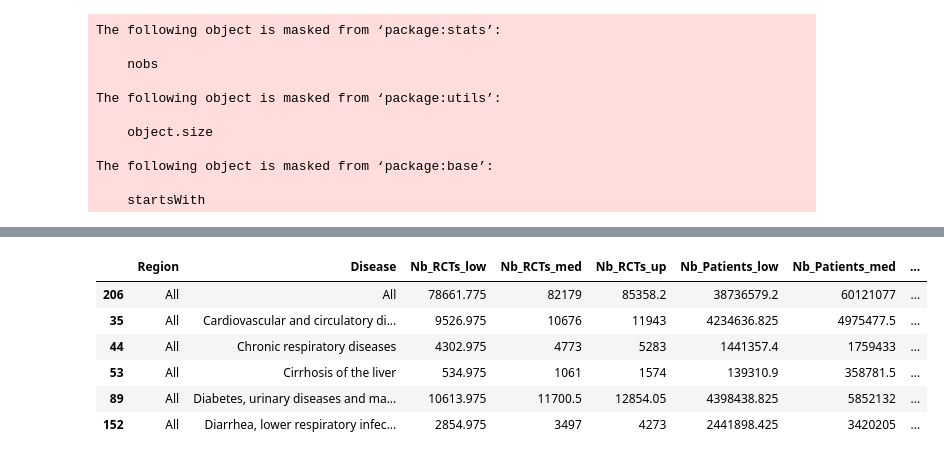
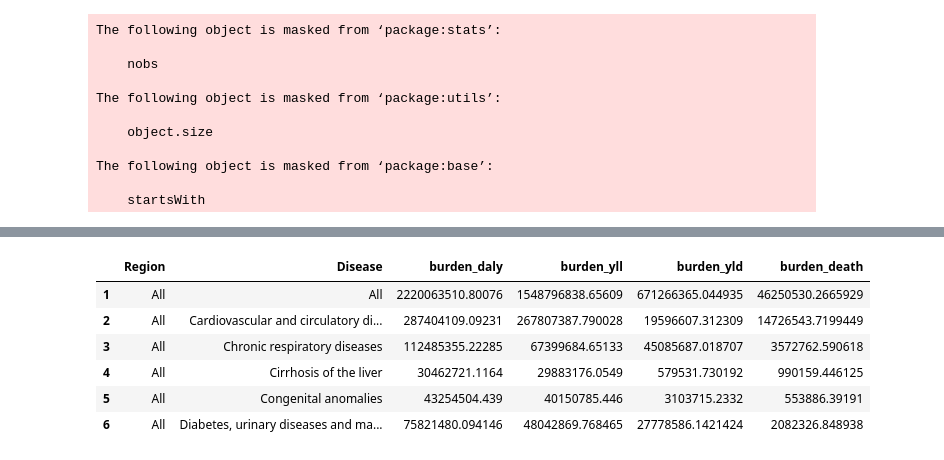
Before and after one commit to iatal/RCTvsBurden, a Jupyter notebook: C- Comparison research effort and health needs/Big Table.ipynb, the cells around one changed output, grey strips where cells are left out. Saved outputs shown, nothing was run; the diff lists cells and outputs as text; code cells hidden in the pictures.

Commit message:
creating unique table with all data, and program for readable output, cleaning some duplicated programs, reorganizing order of programs within folders

```diff
--- a/C- Comparison research effort and health needs/Big Table.ipynb
+++ b/C- Comparison research effort and health needs/Big Table.ipynb
@@ -68,0 +172,4 @@ merge()
+# %%
+G <- merge(GBDdaly,GBDyll,by=c("Region","Disease"),all=TRUE)
+G <- merge(G,GBDyld,by=c("Region","Disease"),all=TRUE)
+G <- merge(G,GBDdeath,by=c("Region","Disease"),all=TRUE)
@@ -69,10 +179,12 @@ merge()
+# %%
+G <- G[,c("Region", "Disease", "burden_daly", "burden_yll", "burden_yld", "burden_death")]
 # %%
-head(RCT)
+head(G)
 # %% [output]
-|  | Region | Disease | Nb_RCTs_low | Nb_RCTs_med | Nb_RCTs_up | Nb_Patients_low | Nb_Patients_med | ... |
-| 206 | All | All | 78661.775 | 82179 | 85358.2 | 38736579.2 | 60121077 | ... |
-| 35 | All | Cardiovascular and circulatory di... | 9526.975 | 10676 | 11943 | 4234636.825 | 4975477.5 | ... |
-| 44 | All | Chronic respiratory diseases | 4302.975 | 4773 | 5283 | 1441357.4 | 1759433 | ... |
-| 53 | All | Cirrhosis of the liver | 534.975 | 1061 | 1574 | 139310.9 | 358781.5 | ... |
-| 89 | All | Diabetes, urinary diseases and ma... | 10613.975 | 11700.5 | 12854.05 | 4398438.825 | 5852132 | ... |
-| 152 | All | Diarrhea, lower respiratory infec... | 2854.975 | 3497 | 4273 | 2441898.425 | 3420205 | ... |
+|  | Region | Disease | burden_daly | burden_yll | burden_yld | burden_death |
+| 1 | All | All | 2220063510.80076 | 1548796838.65609 | 671266365.044935 | 46250530.2665929 |
+| 2 | All | Cardiovascular and circulatory di... | 287404109.09231 | 267807387.790028 | 19596607.312309 | 14726543.7199449 |
+| 3 | All | Chronic respiratory diseases | 112485355.22285 | 67399684.65133 | 45085687.018707 | 3572762.590618 |
+| 4 | All | Cirrhosis of the liver | 30462721.1164 | 29883176.0549 | 579531.730192 | 990159.446125 |
+| 5 | All | Congenital anomalies | 43254504.439 | 40150785.446 | 3103715.2332 | 553886.39191 |
+| 6 | All | Diabetes, urinary diseases and ma... | 75821480.094146 | 48042869.768465 | 27778586.1421424 | 2082326.848938 |
```
Also changed, not shown: parts of 30 cells of this notebook, 7 other files.
